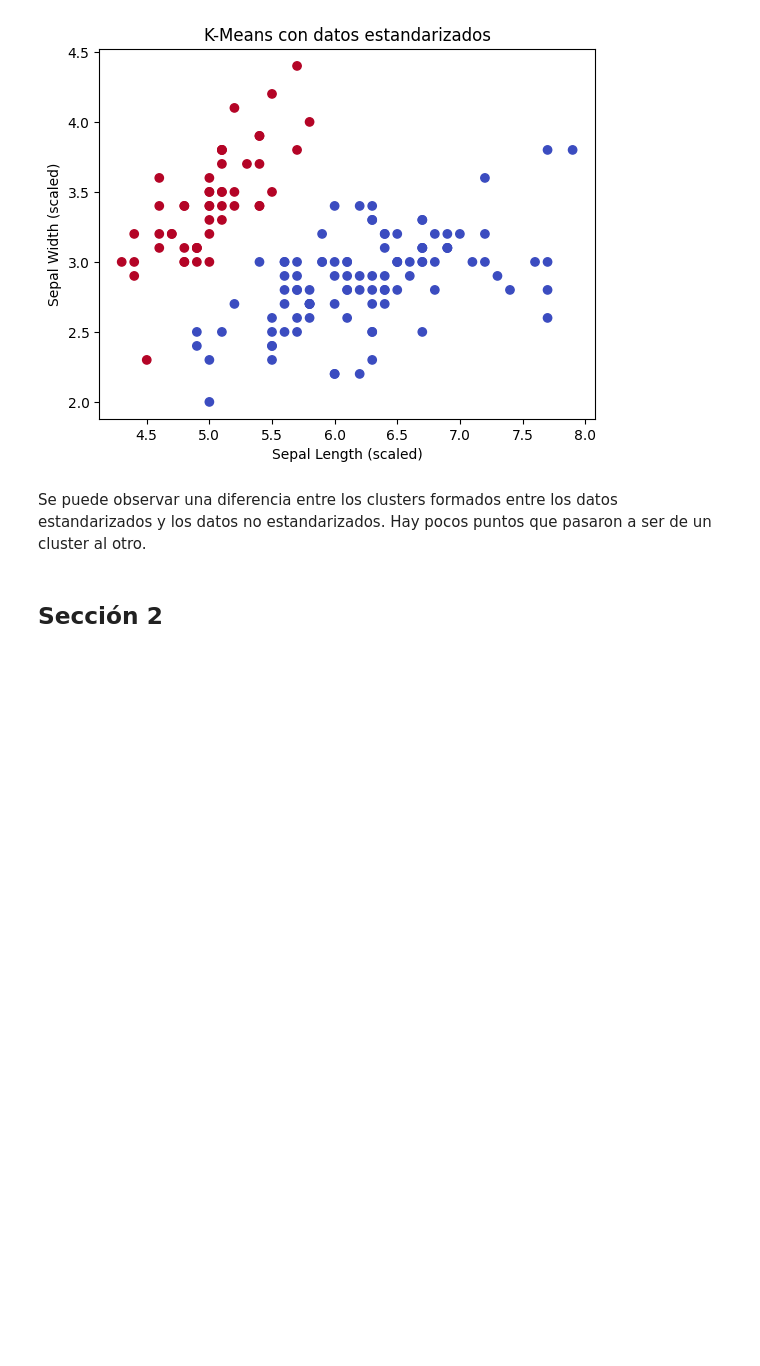
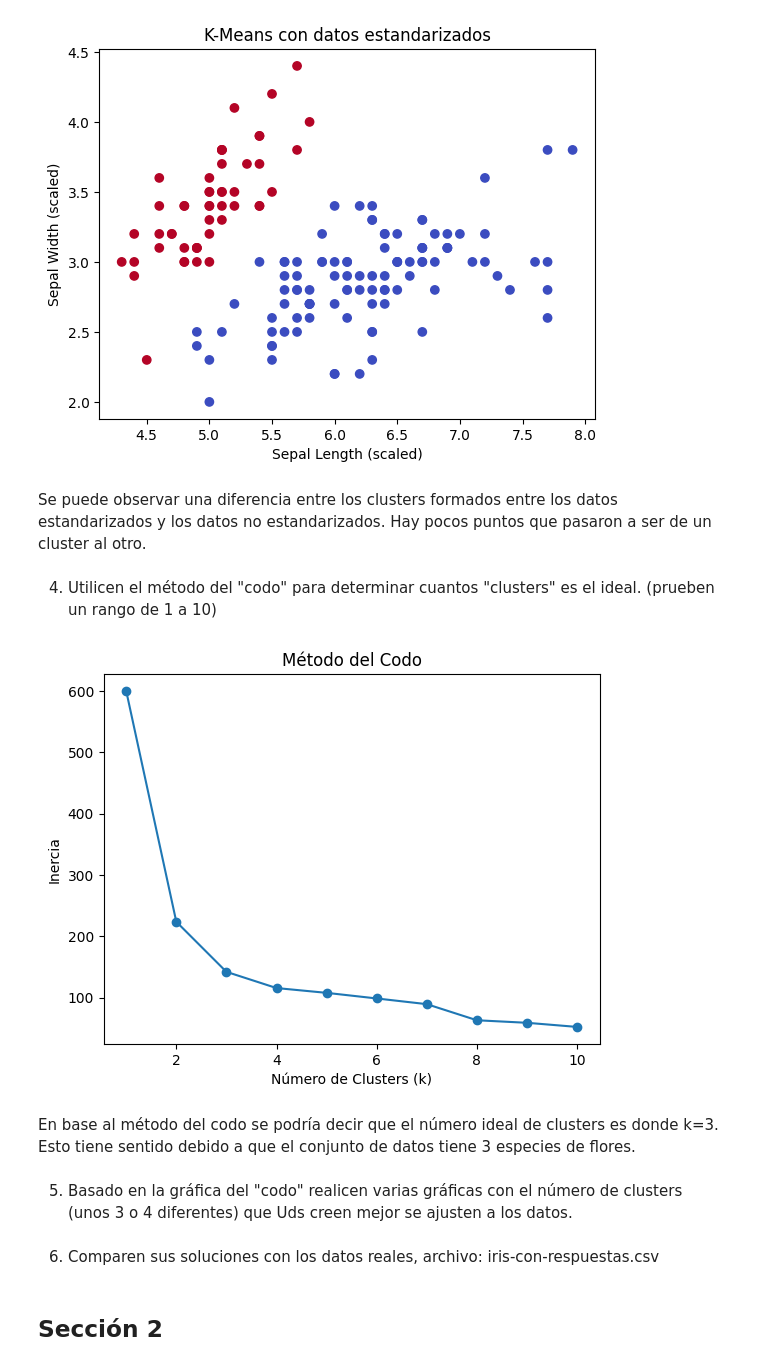
Before and after one commit to tsc221645/CC3074_HT2, a Jupyter notebook: analisis_ht2.ipynb, the cells around one changed output. Cells and saved outputs as stored; diff of their text form; code cells hidden in the pictures; blank space fills up the shorter version.

Commit message:
avance seccion 1 y carga archivo adicional

```diff
--- a/analisis_ht2.ipynb
+++ b/analisis_ht2.ipynb
@@ -72,3 +58,26 @@ plt.show()
 [figure]
 # %% [markdown]
 Se puede observar una diferencia entre los clusters formados entre los datos estandarizados y los datos no estandarizados. Hay pocos puntos que pasaron a ser de un cluster al otro.
+# %% [markdown]
+4. Utilicen el método del "codo" para determinar cuantos "clusters" es el ideal. (prueben un
+rango de 1 a 10)
+# %%
+from sklearn.cluster import KMeans
+inertia = []
+k_range = range(1, 11)
+for k in k_range:
+    kmeans = KMeans(n_clusters=k, random_state=50)
+    kmeans.fit(scaled_data)
+    inertia.append(kmeans.inertia_)
+plt.plot(k_range, inertia, marker='o')
+plt.xlabel("Número de Clusters (k)")
+plt.ylabel("Inercia")
+plt.title("Método del Codo")
+plt.show()
+# %% [output]
+[figure, added]
+# %% [markdown]
+En base al método del codo se podría decir que el número ideal de clusters es donde k=3. Esto tiene sentido debido a que el conjunto de datos tiene 3 especies de flores.
+# %% [markdown]
+5. Basado en la gráfica del "codo" realicen varias gráficas con el número de clusters (unos
+3 o 4 diferentes) que Uds creen mejor se ajusten a los datos.
@@ -75,3 +94,5 @@ Se puede observar una diferencia entre los clusters formados entre los datos est
+# %% [markdown]
+6. Comparen sus soluciones con los datos reales, archivo: iris-con-respuestas.csv
 # %% [markdown]
 ## Sección 2
 # %% [markdown]
```
Also changed, not shown: parts of 8 cells of this notebook, 1 other file.
